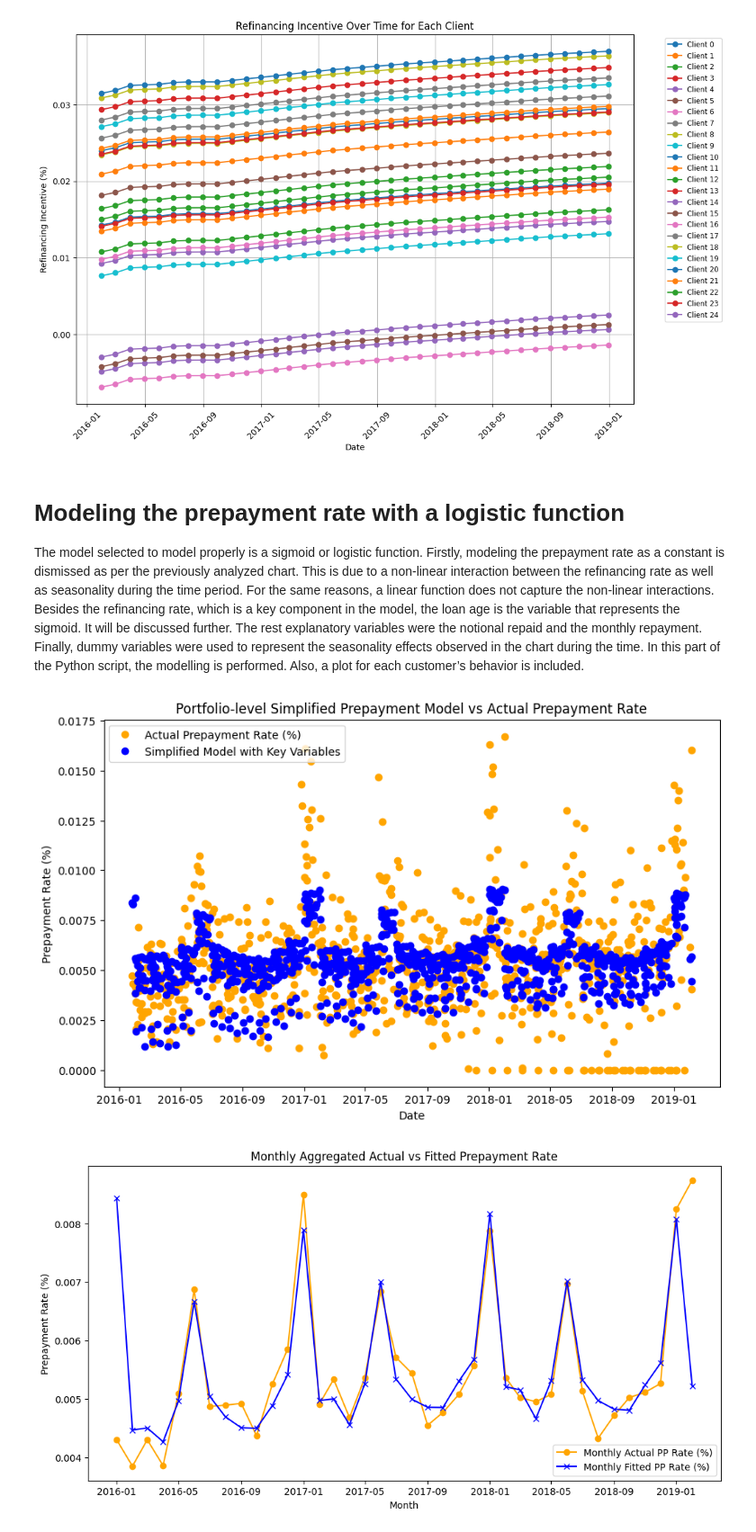
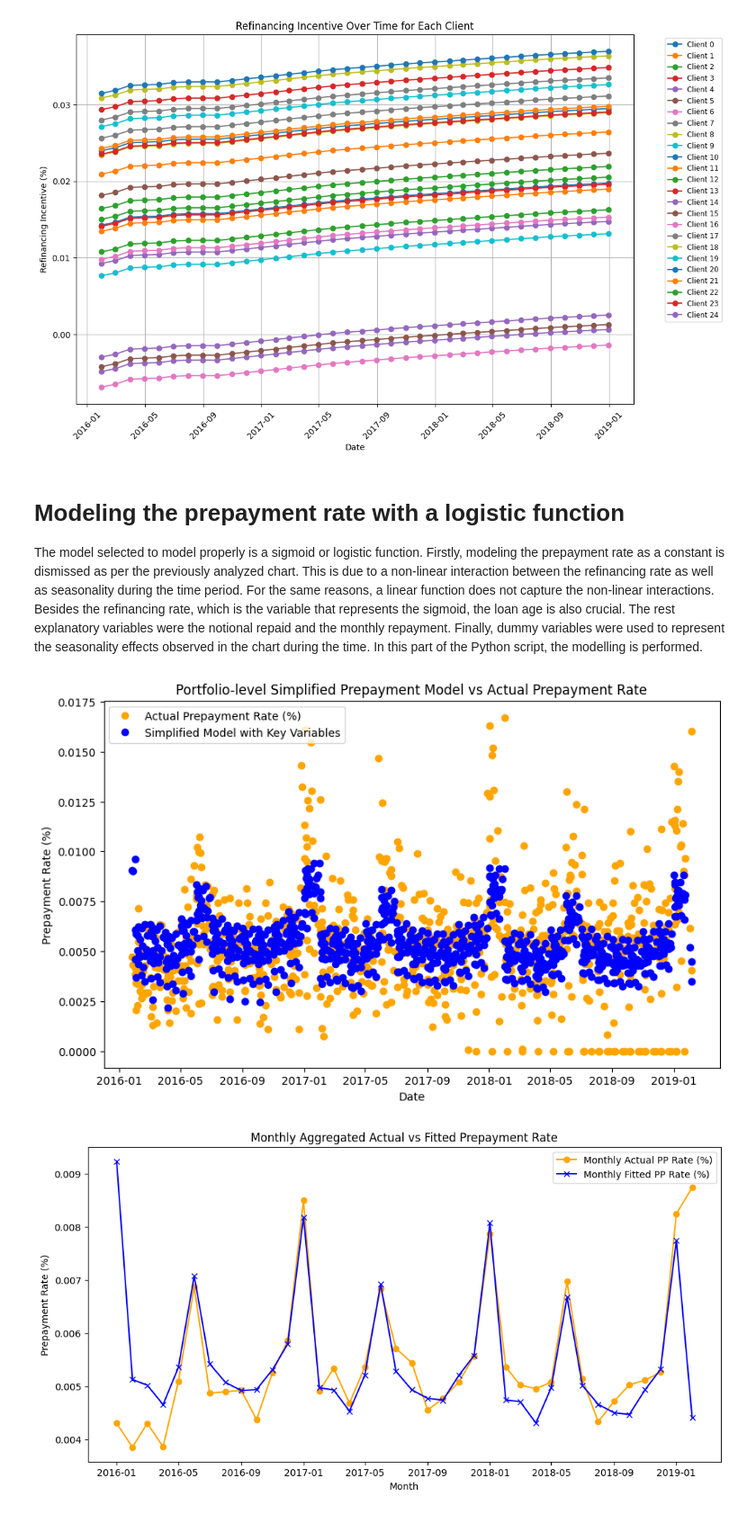
Before and after one commit to macontreras04/cpf, a Jupyter notebook: Final_Prepayment_model.ipynb, the cells around one changed output. Shown: that part at 90% size. Drawn from its saved outputs; the diff is of its cells as text; code cells hidden in the pictures.

```diff
--- a/Final_Prepayment_model.ipynb
+++ b/Final_Prepayment_model.ipynb
@@ -193,7 +193,7 @@ plt.show()
 # %% [markdown]
 # **Modeling the prepayment rate with a logistic function**
 
-The model selected to model properly is a sigmoid or logistic function. Firstly, modeling the prepayment rate as a constant is dismissed as per the previously analyzed chart. This is due to a non-linear interaction between the refinancing rate as well as seasonality during the time period. For the same reasons, a linear function does not capture the non-linear interactions. Besides the refinancing rate, which is a key component in the model, the loan age is the variable that represents the sigmoid. It will be discussed further. The rest explanatory variables were the notional repaid  and the monthly repayment. Finally, dummy variables were used to represent the seasonality effects observed in the chart during the time. In this part of the Python script, the modelling is performed. Also, a plot for each customer’s behavior is included.
+The model selected to model properly is a sigmoid or logistic function. Firstly, modeling the prepayment rate as a constant is dismissed as per the previously analyzed chart. This is due to a non-linear interaction between the refinancing rate as well as seasonality during the time period. For the same reasons, a linear function does not capture the non-linear interactions. Besides the refinancing rate, which is the variable that represents the sigmoid, the loan age is also crucial. The rest explanatory variables were the notional repaid  and the monthly repayment. Finally, dummy variables were used to represent the seasonality effects observed in the chart during the time. In this part of the Python script, the modelling is performed.
 # %%
 # Preprocess data
 data['Loan_start_date'] = pd.to_datetime(data['Loan_start_date'])
@@ -225,8 +225,7 @@ def simplified_logistic_model(x, L, k, x0, gamma, delta, epsilon, *monthly_effec
 
     # Key predictor and interaction effects
     predictors_effect = (gamma * outstanding_notional +
-                         delta * principal_repaid +
-                         epsilon * loan_age)
+                         delta * principal_repaid)
 
     return logistic_component + monthly_effect + predictors_effect
 
@@ -234,13 +233,13 @@ def simplified_logistic_model(x, L, k, x0, gamma, delta, epsilon, *monthly_effec
 initial_guess_simplified = [0.05, 0.01, 10, 0.005, 0.005, 0.0005] + [0.001] * 12  # Adjusted guesses
 
 # Prepare input data for the entire dataset
-x_data = [
-    data['Loan_age_months'],
-    data['Refinancing Incentive'],
-    data['Outstanding_notional'],
-    data['Principal_Repaid']
-] + [data[f'Month_{month}'] for month in range(1, 13)]
-y_data = data['PP_rate (%)']
+x_data = np.array([
+    data['Loan_age_months'].values,
+    data['Refinancing Incentive'].values,
+    data['Outstanding_notional'].values,
+    data['Principal_Repaid'].values
+] + [data[f'Month_{month}'].values for month in range(1, 13)])
+y_data = data['PP_rate (%)'].values
 
 # Fit the simplified model to the entire dataset
 try:
@@ -255,34 +254,41 @@ try:
     # Plot actual Prepayment Rate and fitted model for the entire dataset using Record_date as the x-axis
     plt.figure(figsize=(10, 6))
     plt.plot(data['Record_date'], y_data, label='Actual Prepayment Rate (%)', color='orange', marker='o', linestyle='None')
     plt.plot(data['Record_date'], fitted_values_simplified, label='Simplified Model with Key Variables', color='blue',  marker='o', linestyle='None')
 
     # Adding labels, title, and legend
     plt.xlabel('Date')
     plt.ylabel('Prepayment Rate (%)')
     plt.title('Portfolio-level Simplified Prepayment Model vs Actual Prepayment Rate')
     plt.legend()
 
     # Display the plot
     plt.show()
 
-     # Plot monthly aggregated actual vs fitted prepayment rates
+    # Calculate monthly averages for actual and fitted prepayment rates
+    data['Fitted_PP_rate (%)'] = fitted_values_simplified
+    data['Month_Year'] = data['Record_date'].dt.to_period('M')
+
+    monthly_actual_avg = data.groupby('Month_Year')['PP_rate (%)'].mean()
+    monthly_fitted_avg = data.groupby('Month_Year')['Fitted_PP_rate (%)'].mean()
+
+    # Plot monthly aggregated actual vs fitted prepayment rates
     plt.figure(figsize=(12, 6))
     plt.plot(monthly_actual_avg.index.to_timestamp(), monthly_actual_avg, label='Monthly Actual PP Rate (%)', color='orange', marker='o')
     plt.plot(monthly_fitted_avg.index.to_timestamp(), monthly_fitted_avg, label='Monthly Fitted PP Rate (%)', color='blue', marker='x')
 
     # Adding labels, title, and legend
     plt.xlabel('Month')
     plt.ylabel('Prepayment Rate (%)')
     plt.title('Monthly Aggregated Actual vs Fitted Prepayment Rate')
     plt.legend()
 
     # Display the plot
     plt.show()
 
 except Exception as e:
     print(f"An error occurred while fitting the model: {e}")
 # %% [output]
-[figure, old version]
+[figure, new version]
-[figure, old version]
+[figure, new version]
 # %% [markdown]
```
Also changed, not shown: parts of 1 cell of this notebook.
